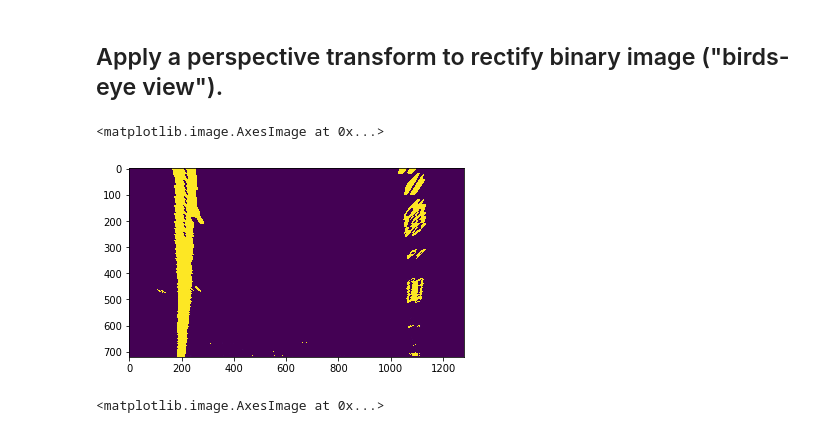
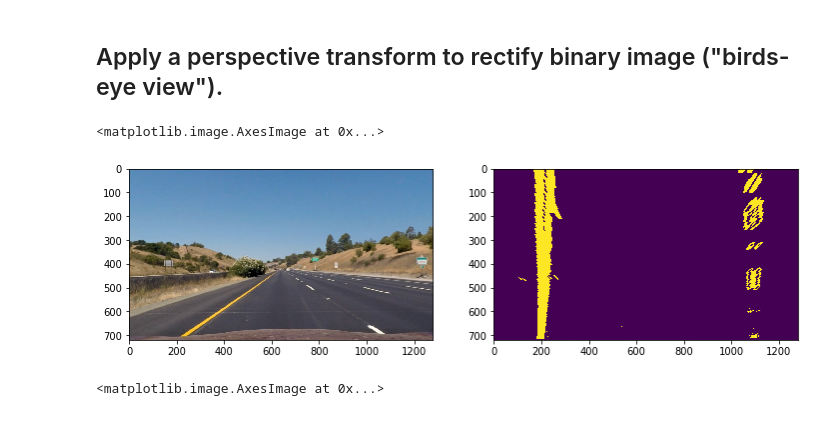
Before and after one commit to kmiya/CarND-Advanced-Lane-Lines, a Jupyter notebook: Lane_line.ipynb, the cells around one changed output. Cells and saved outputs as stored; diff of their text form; code cells hidden in the pictures.

```diff
--- a/Lane_line.ipynb
+++ b/Lane_line.ipynb
@@ -176,32 +190,36 @@ def get_birds_eye_inverse_matrix(img):
     src, dst = get_image_src_dst(img)
     return cv2.getPerspectiveTransform(dst, src)
 
-def undist_then_perspective(img, src, dst, mtx, dist):
-    undist = cv2.undistort(img, mtx, dist, None, mtx)
+def warper(img, src, dst):
     # Given src and dst points, calculate the perspective transform matrix
     M = get_birds_eye_matrix(img)
     # Warp the image using OpenCV warpPerspective()
     h, w = img.shape[0], img.shape[1]
-    warped = cv2.warpPerspective(undist, M, (w, h))
+    warped = cv2.warpPerspective(img, M, (w, h))
     return warped
 
-def birds_eye_view(img, mtx, dist):
+def birds_eye_view(img):
     src, dst = get_image_src_dst(img)
-    return undist_then_perspective(img, src, dst, mtx, dist)
+    return warper(img, src, dst)
 # %%
 # straight
 birds_eye_test_image = mpimg.imread('./test_images/straight_lines1.jpg')
 undist_test = cv2.undistort(birds_eye_test_image, mtx, dist, None, mtx)
 birds_eye_test_result = color_pipeline(undist_test)
-birds_eye_trans_img = birds_eye_view(birds_eye_test_result, mtx, dist)
+birds_eye_trans_img = birds_eye_view(birds_eye_test_result)
 
 output_image_path = './output_images/birds_eye_test.jpg'
 cv2.imwrite(output_image_path, birds_eye_trans_img*255)
 
+plt.figure(figsize=(12,12))
+plt.subplot(1,2,1)
+plt.imshow(undist_test)
+plt.subplot(1,2,2)
 plt.imshow(mpimg.imread(output_image_path))
+plt.imshow(mpimg.imread(output_image_path))
 # %% [output]
 <matplotlib.image.AxesImage at 0x...>
-[figure, old version]
+[figure, new version]
 # %%
 # curve
 birds_eye_test_curve = mpimg.imread('./test_images/test5.jpg')
```
Also changed, not shown: parts of 12 cells of this notebook, 15 other files.
